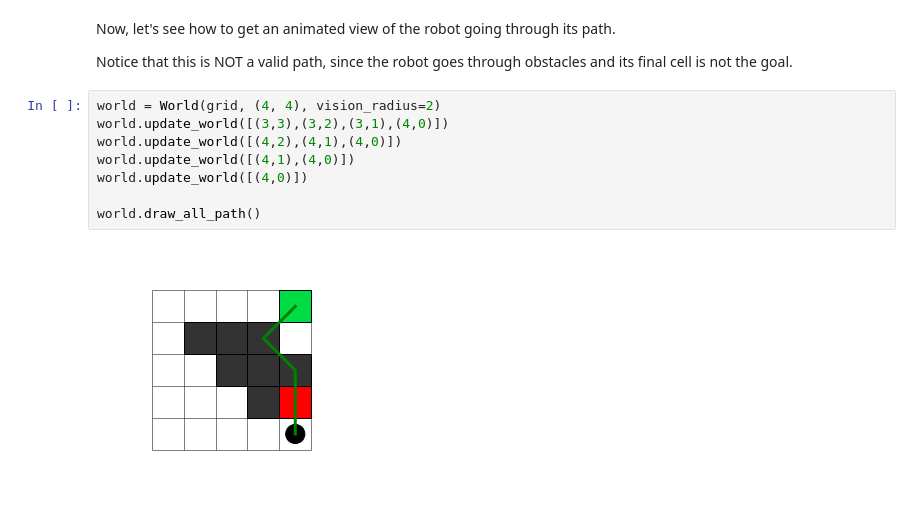
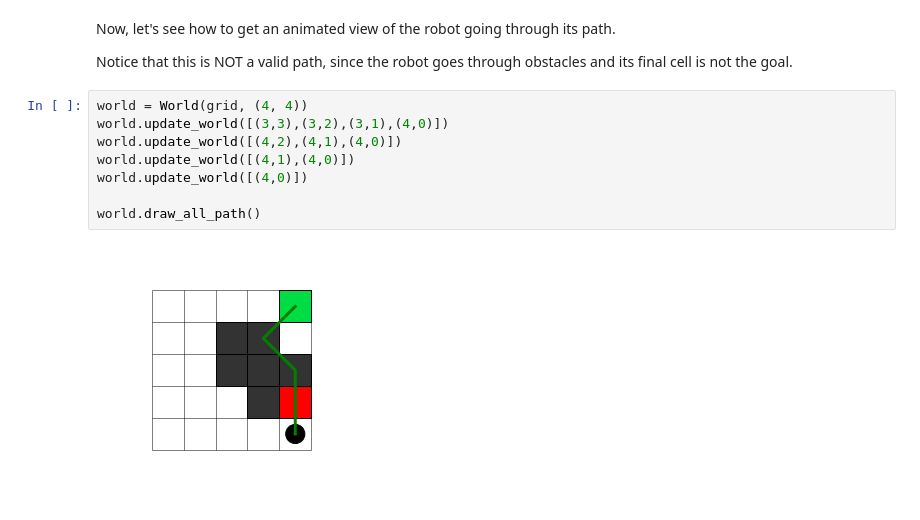
Before and after one commit to jakebarnwell/incremental-path-planning, a Jupyter notebook: code/IPP_pset_solutions.ipynb, the cells around one changed output. Cells and saved outputs as stored; diff of their text form.

```diff
--- a/code_new/IPP_pset.ipynb
+++ b/code/IPP_pset_solutions.ipynb
@@ -83,12 +85,12 @@ Now, let's see how to get an animated view of the robot going through its path.
 
 Notice that this is NOT a valid path, since the robot goes through obstacles and its final cell is not the goal.
 # %%
-world = World(grid, (4, 4), vision_radius=2)
+world = World(grid, (4, 4))
 world.update_world([(3,3),(3,2),(3,1),(4,0)])
 world.update_world([(4,2),(4,1),(4,0)])
 world.update_world([(4,1),(4,0)])
 world.update_world([(4,0)])
 
 world.draw_all_path()
 # %% [output]
-[figure, old version]
+[figure, new version]
```
Also changed, not shown: parts of 17 cells of this notebook, 11 other files.
